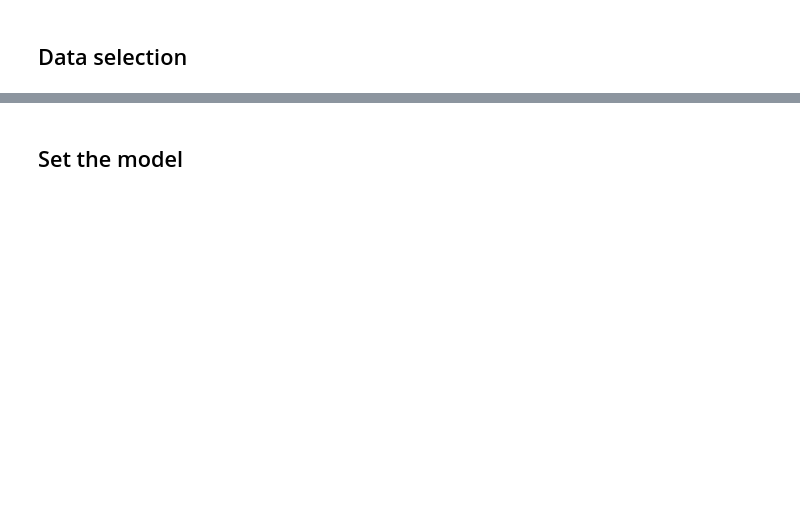
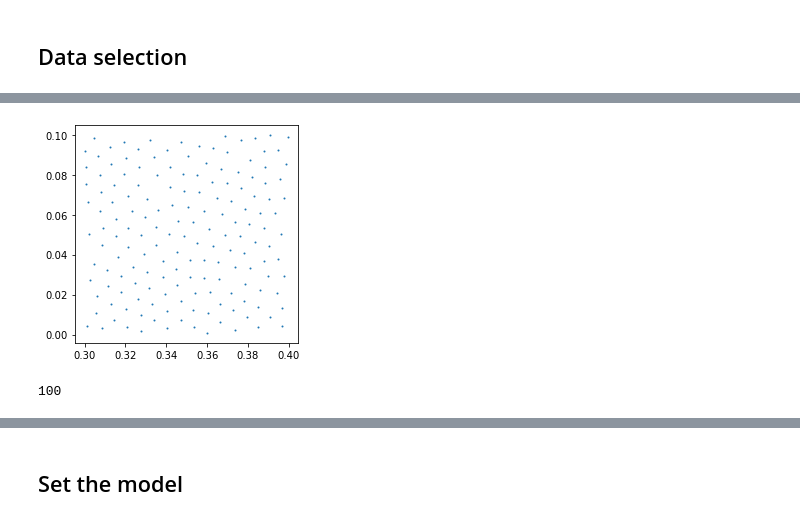
Before and after one commit to cbcaporusso/2d-crystalline-phase-classificator, a Jupyter notebook: phase_identification.ipynb, the cells around one changed output, grey strips where cells are left out. Drawn from its saved outputs; the diff is of its cells as text; code cells hidden in the pictures; blank space fills up the shorter version.

```diff
--- a/phase_identification.ipynb
+++ b/phase_identification.ipynb
@@ -96,8 +98,7 @@ path = 'ordered_128/Pe0'
 test_counter = 0
 
 for i, fi in enumerate(glob.glob(path + '/fi*')):
-    if i < 15:
-        continue
+
 
     # extract the density from the path name
     #print(fi)
@@ -108,12 +109,15 @@ for i, fi in enumerate(glob.glob(path + '/fi*')):
     phase_label = 0 # liquid
     if density > 0.705:
         phase_label = 1
+    if density > 0.722:
+        phase_label = 2
     if density > 0.725:
-        phase_label = 2
-    #print(phase_label)
+        phase_label = 3
 
     for j, trj in enumerate(glob.glob(fi + '/Trj/xyz.dump.*')):
-        if j > 10:
+        if j <= 30:
+            continue
+        if j > 31:
             break
         # load the trajectory
         #print(phase_label, trj)
@@ -187,16 +193,64 @@ plt.show()
 # %%
 def split_sys_in_squares(pos, edge_size):
     '''This function takes in a list of x,y coordinates and splits them up into
     smaller boxes with the size of edge_size. The boxes are returned in a list.'''
     num_boxes = int(1 / edge_size)
-    smaller_boxes = [[] for _ in range(num_boxes * num_boxes)]
+    smaller_boxes = [[] for _ in range((num_boxes) * (num_boxes))]
     for x, y in pos:
         if x < 0 or y < 0 or x > 1 or y > 1:
             # Coordinates must be between 0 and 1.
             raise ValueError("Coordinates must be between 0 and 1.")
-        box_x = int(x / edge_size)
-        box_y = int(y / edge_size)
+        box_x = int(x / edge_size) % num_boxes
+        box_y = int(y / edge_size) % num_boxes
+        #print(num_boxes * num_boxes + 1, box_x + box_y * num_boxes )
         smaller_boxes[box_x + box_y * num_boxes].append((x, y))
-    return smaller_boxes
+
+    for i in range(len(smaller_boxes)):
+        smaller_boxes[i] = np.array(smaller_boxes[i])
+    return np.array(smaller_boxes)
 
 new_pos = split_sys_in_squares(train_data[0], 0.1)
+#plt.plot(new_pos[5][:,0], new_pos[5][:,1], 'o', markersize=1)
+
+
+def padding_conf(pos: np.ndarray):
+    '''This function takes in a list of x,y coordinates and pads them with
+    zeros to make them all the same size. The padded coordinates are returned
+    in a list.'''
+    max_size = 0
+    for i in range(len(pos)):
+        if len(pos[i]) > max_size:
+            max_size = len(pos[i])
+    # print(max_size)
+    padded_pos = np.zeros((len(pos), max_size, 2))
+    for i in range(len(pos)):
+        #print(i)
+        padded_pos[i, :len(pos[i]), :] = pos[i]
+    return padded_pos
+
+def padding_conf_fixed_size(pos: np.ndarray, max_size: int):
+    '''This function takes in a list of x,y coordinates and pads them with
+    zeros to make them all the same size. The padded coordinates are returned
+    in a list.'''
+    padded_pos = np.zeros((len(pos), max_size, 2))
+    for i in range(len(pos)):
+        padded_pos[i, :len(pos[i]), :] = pos[i]
+    return padded_pos
+
+padded_pos = padding_conf(new_pos)
+
+#print(new_pos[3].shape)
+#print(padded_pos[3].shape)
+#print(padded_pos[3])
+
+plt.figure(figsize=(4,4))
+cellid = 3
+data = padded_pos[cellid][padded_pos[cellid][:,0] != 0.0]
+data = data[data[:,1] != 0.0]
+plt.plot(data[:,0], data[:,1], 'o', markersize=1)
+plt.show()
+
+print(len(padded_pos))
+# %% [output]
+[figure, added]
+100
```
Also changed, not shown: parts of 20 cells of this notebook.
